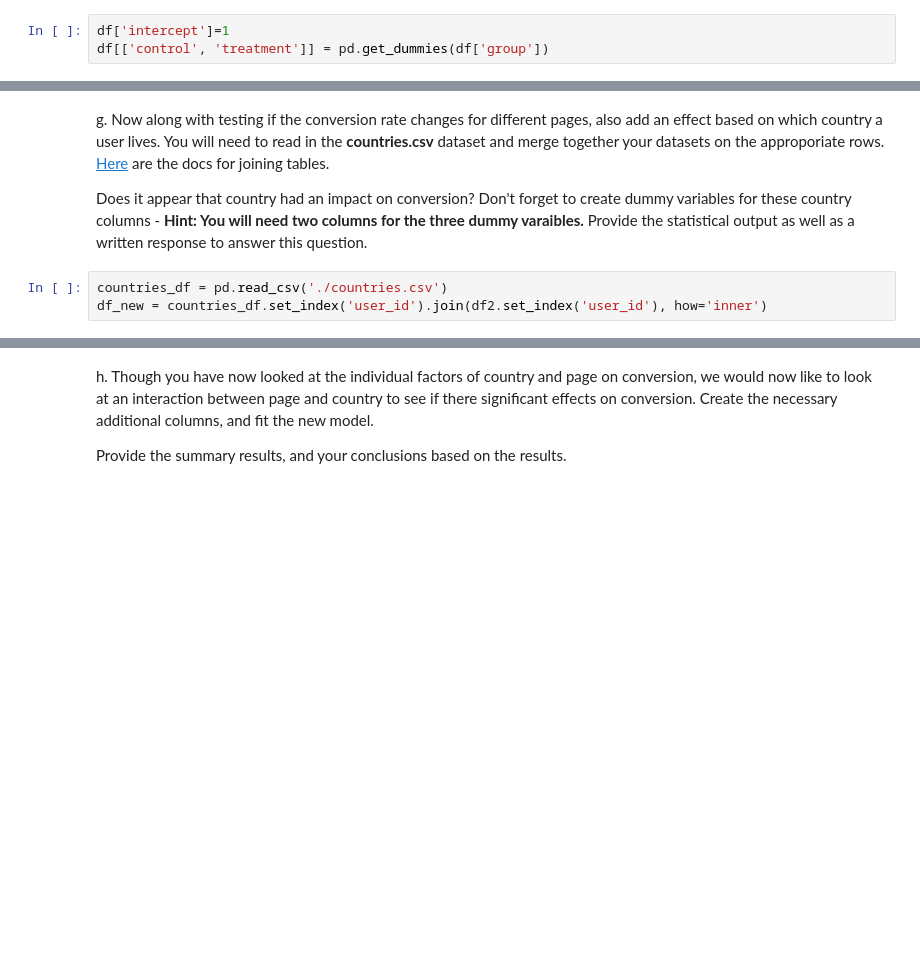
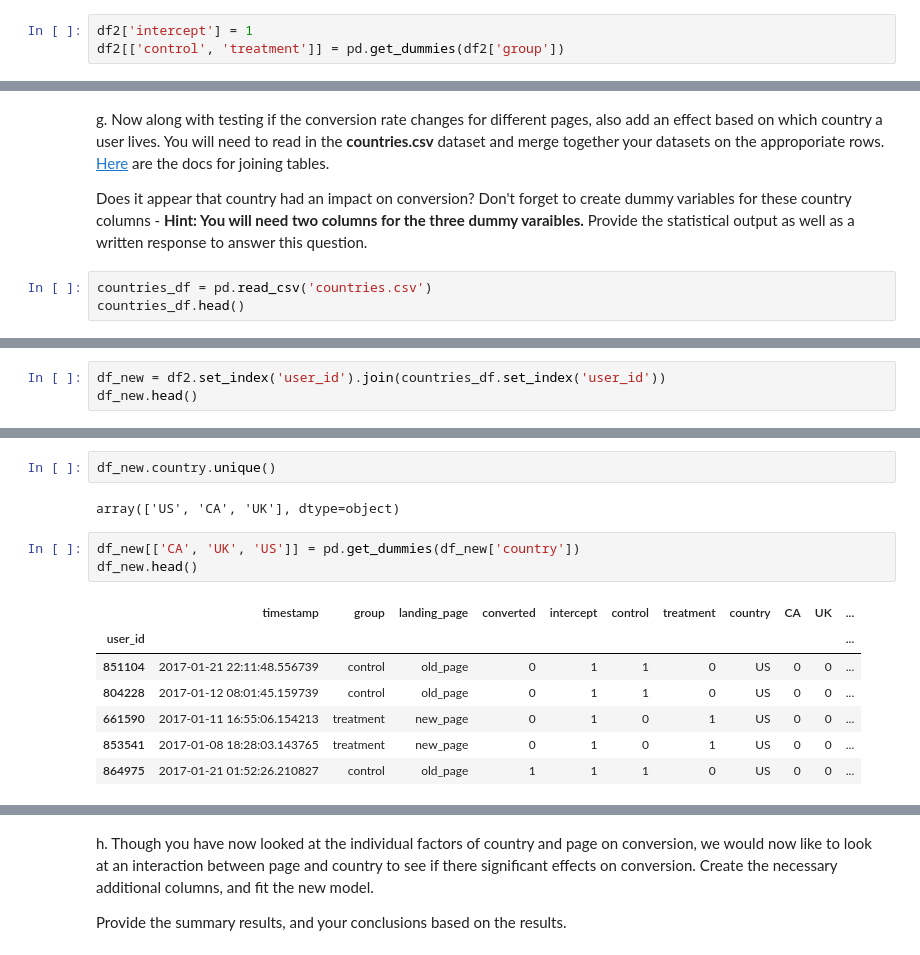
Before and after one commit to georgeliu1998/dand2, a Jupyter notebook: analyze-ab-test-results/Analyze_ab_test_results_notebook.ipynb, the cells around one changed output, grey strips where cells are left out. Cells and saved outputs as stored; diff of their text form; blank space fills up the shorter version.

```diff
--- a/analyze-ab-test-results/Analyze_ab_test_results_notebook.ipynb
+++ b/analyze-ab-test-results/Analyze_ab_test_results_notebook.ipynb
@@ -332,6 +338,6 @@ b. The goal is to use **statsmodels** to fit the regression model you specified
 # %%
-df['intercept']=1
-df[['control', 'treatment']] = pd.get_dummies(df['group'])
+df2['intercept'] = 1
+df2[['control', 'treatment']] = pd.get_dummies(df2['group'])
 # %% [markdown]
 c. Use **statsmodels** to import your regression model.  Instantiate the model, and fit the model using the two columns you created in part **b.** to predict whether or not an individual converts.
 # %%
@@ -360,5 +379,5 @@ g. Now along with testing if the conversion rate changes for different pages, al
 
 Does it appear that country had an impact on conversion?  Don't forget to create dummy variables for these country columns - **Hint: You will need two columns for the three dummy varaibles.** Provide the statistical output as well as a written response to answer this question.
 # %%
-countries_df = pd.read_csv('./countries.csv')
-df_new = countries_df.set_index('user_id').join(df2.set_index('user_id'), how='inner')
+countries_df = pd.read_csv('countries.csv')
+countries_df.head()
@@ -366,0 +418,3 @@ df_new = countries_df.set_index('user_id').join(df2.set_index('user_id'), how='i
+# %%
+df_new = df2.set_index('user_id').join(countries_df.set_index('user_id'))
+df_new.head()
@@ -366,0 +429,15 @@ df_new = countries_df.set_index('user_id').join(df2.set_index('user_id'), how='i
+# %%
+df_new.country.unique()
+# %% [output]
+array(['US', 'CA', 'UK'], dtype=object)
+# %%
+df_new[['CA', 'UK', 'US']] = pd.get_dummies(df_new['country'])
+df_new.head()
+# %% [output]
+|  | timestamp | group | landing_page | converted | intercept | control | treatment | country | CA | UK | ... |
+| user_id |  |  |  |  |  |  |  |  |  |  | ... |
+| 851104 | 2017-01-21 22:11:48.556739 | control | old_page | 0 | 1 | 1 | 0 | US | 0 | 0 | ... |
+| 804228 | 2017-01-12 08:01:45.159739 | control | old_page | 0 | 1 | 1 | 0 | US | 0 | 0 | ... |
+| 661590 | 2017-01-11 16:55:06.154213 | treatment | new_page | 0 | 1 | 0 | 1 | US | 0 | 0 | ... |
+| 853541 | 2017-01-08 18:28:03.143765 | treatment | new_page | 0 | 1 | 0 | 1 | US | 0 | 0 | ... |
+| 864975 | 2017-01-21 01:52:26.210827 | control | old_page | 1 | 1 | 1 | 0 | US | 0 | 0 | ... |
```
Also changed, not shown: parts of 20 cells of this notebook.
